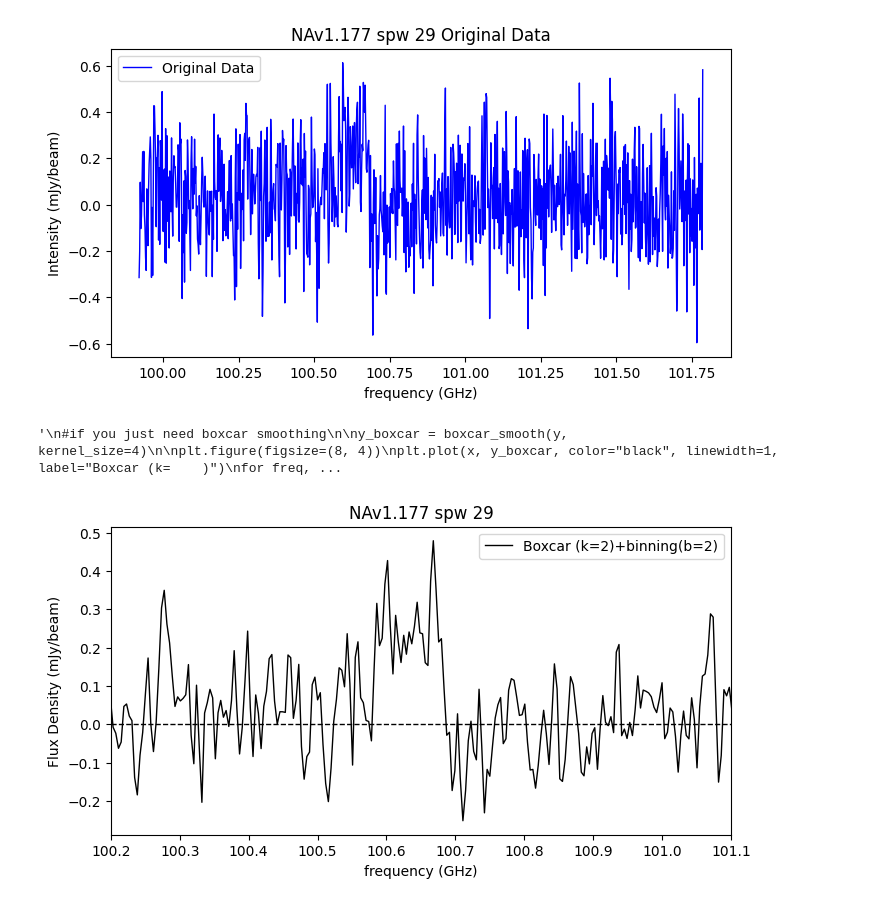
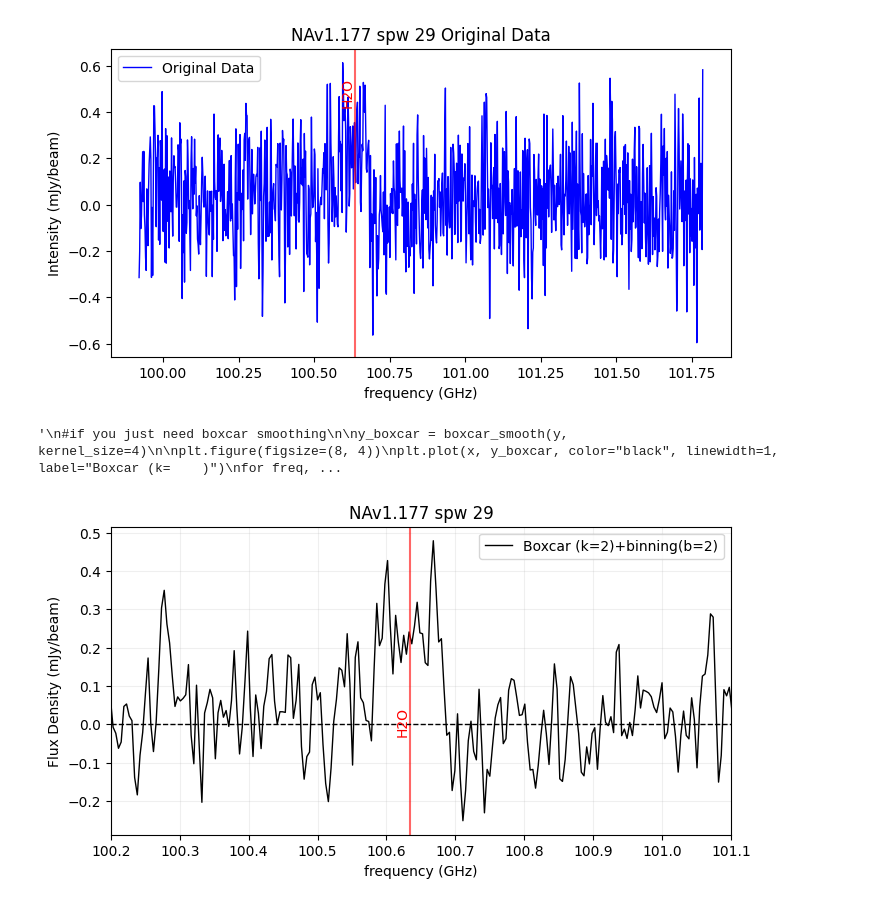
Before and after one commit to 000RF/spectral-line, a Jupyter notebook: NAv1.177/spw 29/spw29.ipynb, the cells around one changed output. Cells and saved outputs as stored; diff of their text form; code cells hidden in the pictures.

```diff
--- a/NAv1.177/spw 29/spw29.ipynb
+++ b/NAv1.177/spw 29/spw29.ipynb
@@ -16,7 +16,7 @@ df = df.dropna()
 x = df[df.columns[0]]
 y = df[df.columns[1]] * 1000  #Jy → mJy
 
-#my_lines =[(   , "H2O")] #freq. , label
+my_lines =[(100.634, "H2O")] #freq. , label
 # %%
 #define binning & boxcar smoothing
 def boxcar_smooth(y, kernel_size):
@@ -35,18 +35,18 @@ def rebin_spectrum(x, y, bin_size):
 # %%
 #original data
 plt.figure(figsize=(8, 4))
 plt.plot(x, y, label="Original Data", color="blue", linewidth=1)
 plt.xlabel("frequency (GHz)")
 plt.ylabel("Intensity (mJy/beam)")
-#for freq, label in my_lines:
-#    plt.axvline(freq, color="red", linestyle="-", alpha=0.6)
-#    plt.text(freq, max(y)*0.9, label, rotation=90, color="red", fontsize=10, ha='right', va='top')
+for freq, label in my_lines:
+    plt.axvline(freq, color="red", linestyle="-", alpha=0.6)
+    plt.text(freq, max(y)*0.9, label, rotation=90, color="red", fontsize=10, ha='right', va='top')
 plt.title("NAv1.177 spw 29 Original Data")
 plt.grid(False)
 plt.legend()
 plt.show()
 # %% [output]
-[figure, old version]
+[figure, new version]
 # %%
 #if you need to binning + boxcar smoothing
 
@@ -55,16 +55,16 @@ y_binned_boxcar = boxcar_smooth(y_binned, kernel_size=2)
 
 plt.figure(figsize=(8, 4))
 plt.plot(x_binned, y_binned_boxcar, color="black", linewidth=1, label="Boxcar (k=2)+binning(b=2)")
-#for freq, label in my_lines:
-#    plt.axvline(freq, color="red", linestyle="-", alpha=0.6)
-#    plt.text(freq, max(y_binned_boxcar)*0.1, label, rotation=90, color="red", fontsize=10, ha='right', va='top')
+for freq, label in my_lines:
+    plt.axvline(freq, color="red", linestyle="-", alpha=0.6)
+    plt.text(freq, max(y_binned_boxcar)*0.1, label, rotation=90, color="red", fontsize=10, ha='right', va='top')
 plt.xlabel("frequency (GHz)")
 plt.ylabel("Flux Density (mJy/beam)")
 plt.title("NAv1.177 spw 29")
 plt.xlim(100.20,101.10)
 #plt.ylim(    ,     )
 plt.axhline(0, color="black", linewidth=1, linestyle="--")
-plt.grid(False)
+plt.grid(True, alpha=0.2)
 plt.legend()
 
 
@@ -90,4 +90,4 @@ plt.legend()
 '''
 # %% [output]
 '\n#if you just need boxcar smoothing\n\ny_boxcar = boxcar_smooth(y, kernel_size=4)\n\nplt.figure(figsize=(8, 4))\nplt.plot(x, y_boxcar, color="black", linewidth=1, label="Boxcar (k=    )")\nfor freq, ...
-[figure, old version]
+[figure, new version]
```
Also changed, not shown: 4 other files.
